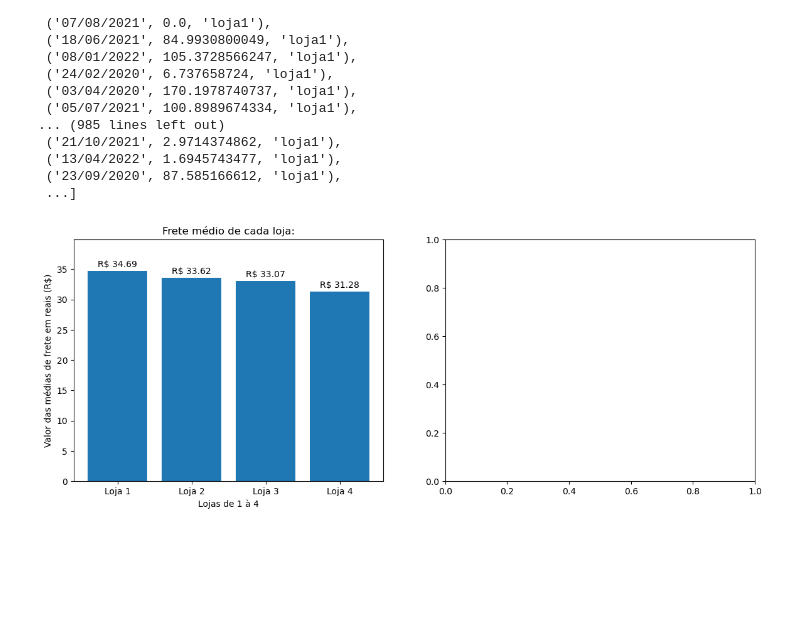
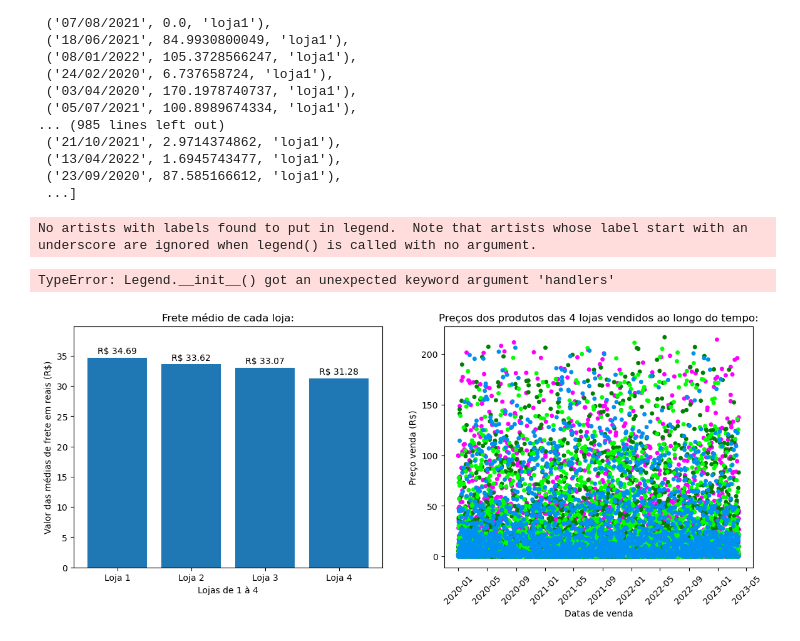
Before and after one commit to Megalonnix/ChallengeAluraStore, a Jupyter notebook: AluraStoreBr.ipynb, the cells around one changed output. Drawn from its saved outputs; the diff is of its cells as text; code cells hidden in the pictures; blank space fills up the shorter version.

```diff
--- a/AluraStoreBr.ipynb
+++ b/AluraStoreBr.ipynb
@@ -746,6 +746,7 @@ vendas_all_lojas
 
 import matplotlib.pyplot as plt
 from datetime import datetime
+from matplotlib.patches import Patch
 
 # Configurando gráfico múltiplo
 # com 1 linha e duas colunas (uma para cada gráfico):
@@ -766,32 +767,75 @@ fig, (ax1, ax2) = plt.subplots(
 # Dados do Gráfico de Barras:
 valoresBarras = mediasFrete
 nomesLojas = ['Loja 1','Loja 2','Loja 3','Loja 4']
 
 # Montagem do Gráfico de Barras:
 ax1.bar(nomesLojas, valoresBarras)
 ax1.set_title('Frete médio de cada loja:')
 ax1.set_xlabel('Lojas de 1 à 4')
 ax1.set_ylabel('Valor das médias de frete em reais (R$)')
 ax1.set_ylim(0, max(valoresBarras) * 1.15)
 
 for i, valor in enumerate(valoresBarras):
     ax1.text(
         i,
         valor + valor/100,
         f'R$ {valor}',
         ha='center',
         va="bottom",
         fontsize=10)
 
 # -------------------------------------
 # Montagem do 2º Subgráfico -
 # Gráfico de Dispersão / Scatter Plot (gostei muito desse kkk)
 # para ver preço do frete
 # de cada venda ao longo do tempo:
 # -------------------------------------
 
 vendas_catalogadas = vendas_all_lojas
 datas_eixo_x = [datetime.strptime(venda[0],'%d/%m/%Y') for venda in vendas_catalogadas]
-precos_vendas = [venda[1] for venda in vendas_catalogadas]
+precos_vendas = [(venda[1],venda[2]) for venda in vendas_catalogadas]
+
+# Definir cor de cada (pontinho) preço de venda:
+def setCorPontinhoVenda(preco):
+    if preco[-1] == 'loja1':
+        return 'magenta'
+    elif preco[-1] == 'loja2':
+        return 'green'
+    elif preco[-1] == 'loja3':
+        return '#00ff00'
+    elif preco[-1] == 'loja4':
+        return "#0090f0"
+
+cores_precos_vendas = [ setCorPontinhoVenda(preco)
+                        for preco in precos_vendas]
+
+# Montando conteúdo do Scatter Plot:
+ax2.scatter(
+    datas_eixo_x,
+    [p[0] for p in precos_vendas], # ('25.98', 'loja1') => pegei apenas o 25.98
+    c=cores_precos_vendas,
+    s=16,
+    alpha=1)
+
+ax2.tick_params(axis='x',rotation=45)
+ax2.set_title('Preços dos produtos das 4 lojas vendidos ao longo do tempo:')
+ax2.set_xlabel('Datas de venda')
+ax2.set_ylabel('Preço venda (R$)')
+
+legenda_scatter_plot = [
+    Patch(color='red', label='oie'),
+    Patch(color='red', label='oie'),
+    Patch(color='red', label='oie'),
+    Patch(color='red', label='oie')
+]
+
+ax2.legend(
+    handlers=legenda_scatter_plot,
+    title="banana")
+
+plt.tight_layout()
+plt.show()
 # %% [output]
+No artists with labels found to put in legend.  Note that artists whose label start with an underscore are ignored when legend() is called with no argument.
+TypeError: Legend.__init__() got an unexpected keyword argument 'handlers'
-[figure, old version]
+[figure, new version]
```
